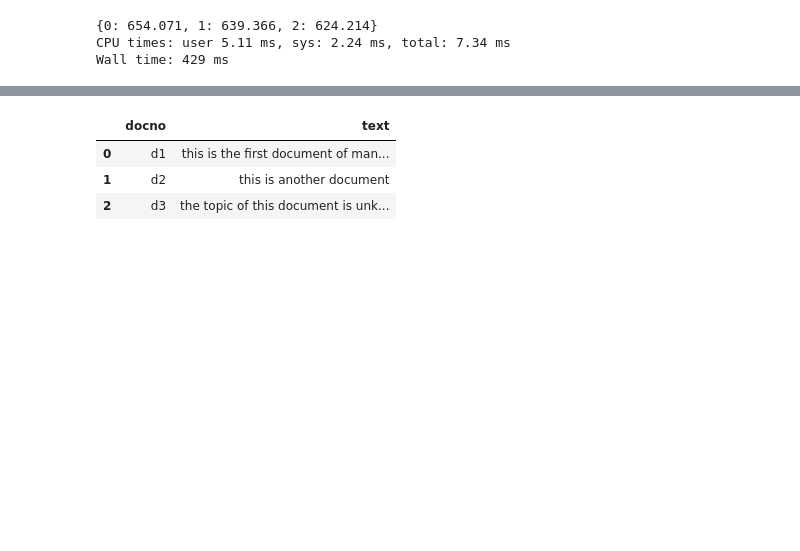
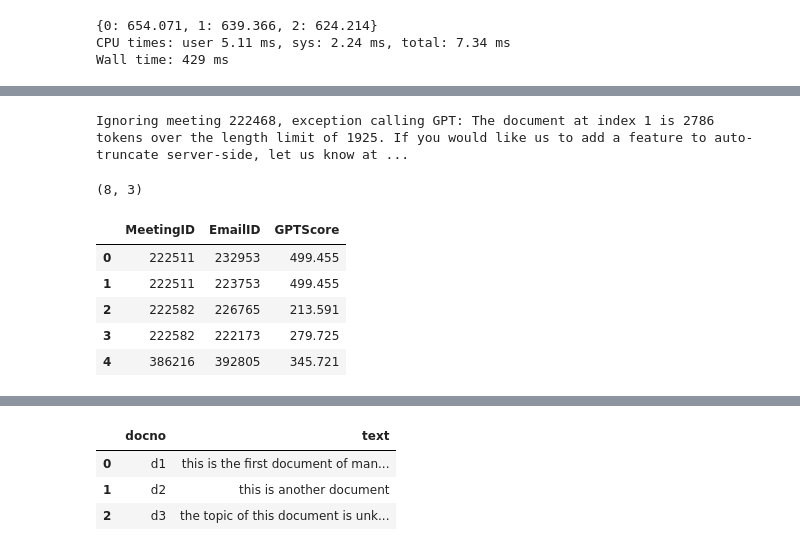
Before and after one commit to anton-dergunov/ml-playground, a Jupyter notebook: tasks/enron.ipynb, the cells around one changed output, grey strips where cells are left out. Saved outputs shown, nothing was run; the diff lists cells and outputs as text; code cells hidden in the pictures; blank space fills up the shorter version.

```diff
--- a/tasks/enron.ipynb
+++ b/tasks/enron.ipynb
@@ -460,3 +486,12 @@ print(result)
 {0: 654.071, 1: 639.366, 2: 624.214}
 CPU times: user 5.11 ms, sys: 2.24 ms, total: 7.34 ms
 Wall time: 429 ms
+# %%
+TOKEN_LIMIT = 1929
+MAX_DOC_LENGTH = 5000
+
+def get_query_text(subject, body):
+    text = f"Subject: {subject}\n\n{body}"
+    return text #[:MAX_DOC_LENGTH]
+
+print(get_query_text("subject", "body" * 100000))
@@ -462,0 +500,40 @@ Wall time: 429 ms
+# %%
+TOKEN_LIMIT = 1929
+MAX_DOC_LENGTH = 5000
+
+df_grouped_candidates = df_top_candidates.head(10).groupby('MeetingID')
+
+rows = []
+pbar = tqdm(df_grouped_candidates, total=df_grouped_candidates.ngroups)
+for meeting_id, df_group in pbar:
+    query = ""
+    documents = []
+    email_ids = []
+    for _, row in df_group.iterrows():
+        documents.append(get_query_text(row.Email_Subject, row.Email_Body))
+        email_ids.append(row.EmailID)
+        query = get_query_text(row.Meeting_Subject, row.Meeting_Body)  # Any row can be used for query
+
+    try:
+        query_result = query_openai_search(query, documents)
+        for doc, score in query_result.items():
+            rows.append({'MeetingID': meeting_id, 'EmailID': email_ids[doc], 'GPTScore': score})
+    except Exception as e:
+        pbar.write(f'Ignoring meeting {meeting_id}, exception calling GPT: {e}')
+
+df_gpt = pd.DataFrame(rows)
+# %% [output]
+Ignoring meeting 222468, exception calling GPT: The document at index 1 is 2786 tokens over the length limit of 1925. If you would like us to add a feature to auto-truncate server-side, let us know at ...
+# %%
+df_gpt.shape
+# %% [output]
+(8, 3)
+# %%
+df_gpt.head()
+# %% [output]
+|  | MeetingID | EmailID | GPTScore |
+| 0 | 222511 | 232953 | 499.455 |
+| 1 | 222511 | 223753 | 499.455 |
+| 2 | 222582 | 226765 | 213.591 |
+| 3 | 222582 | 222173 | 279.725 |
+| 4 | 386216 | 392805 | 345.721 |
```
Also changed, not shown: parts of 8 cells of this notebook.
